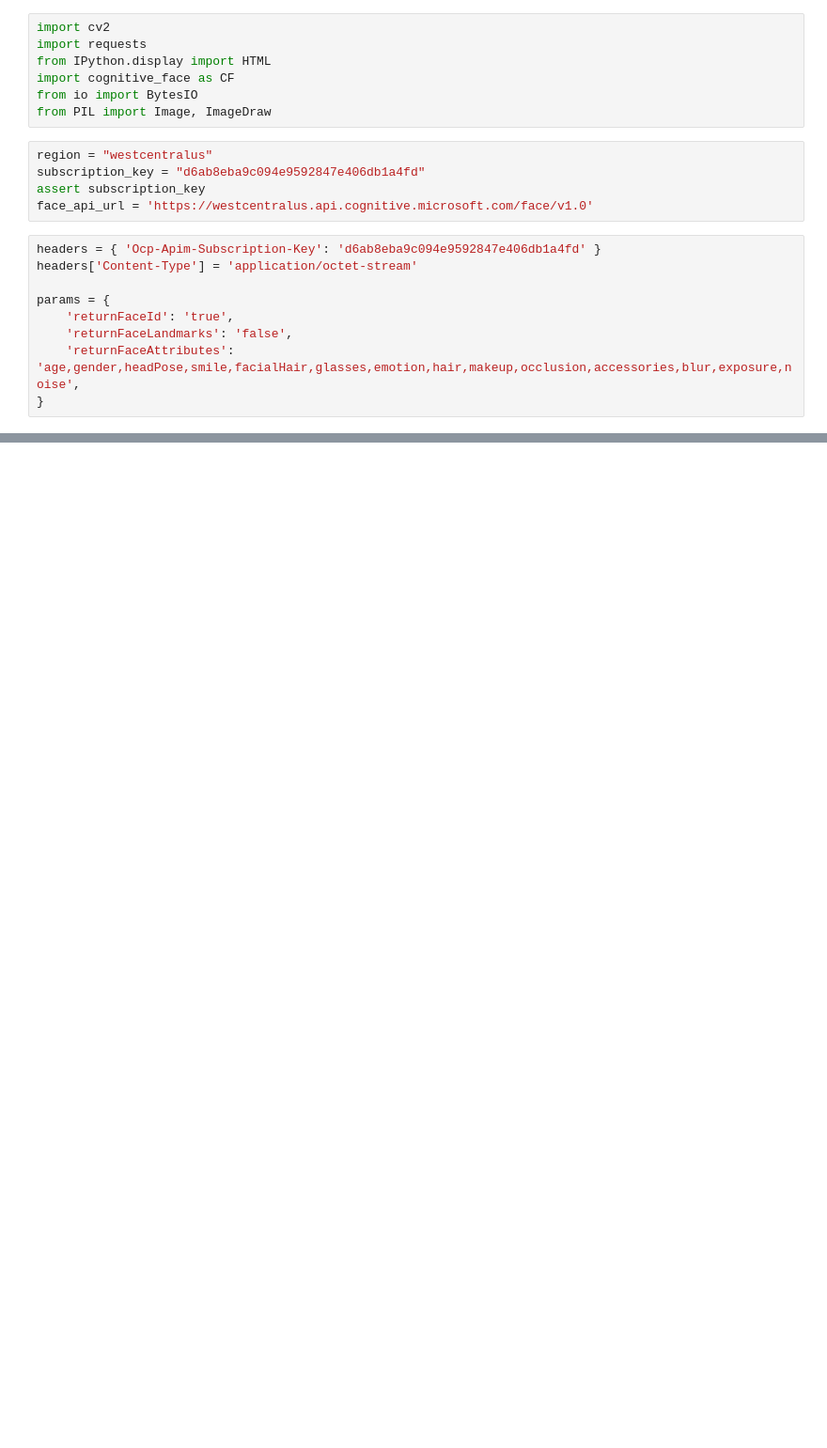
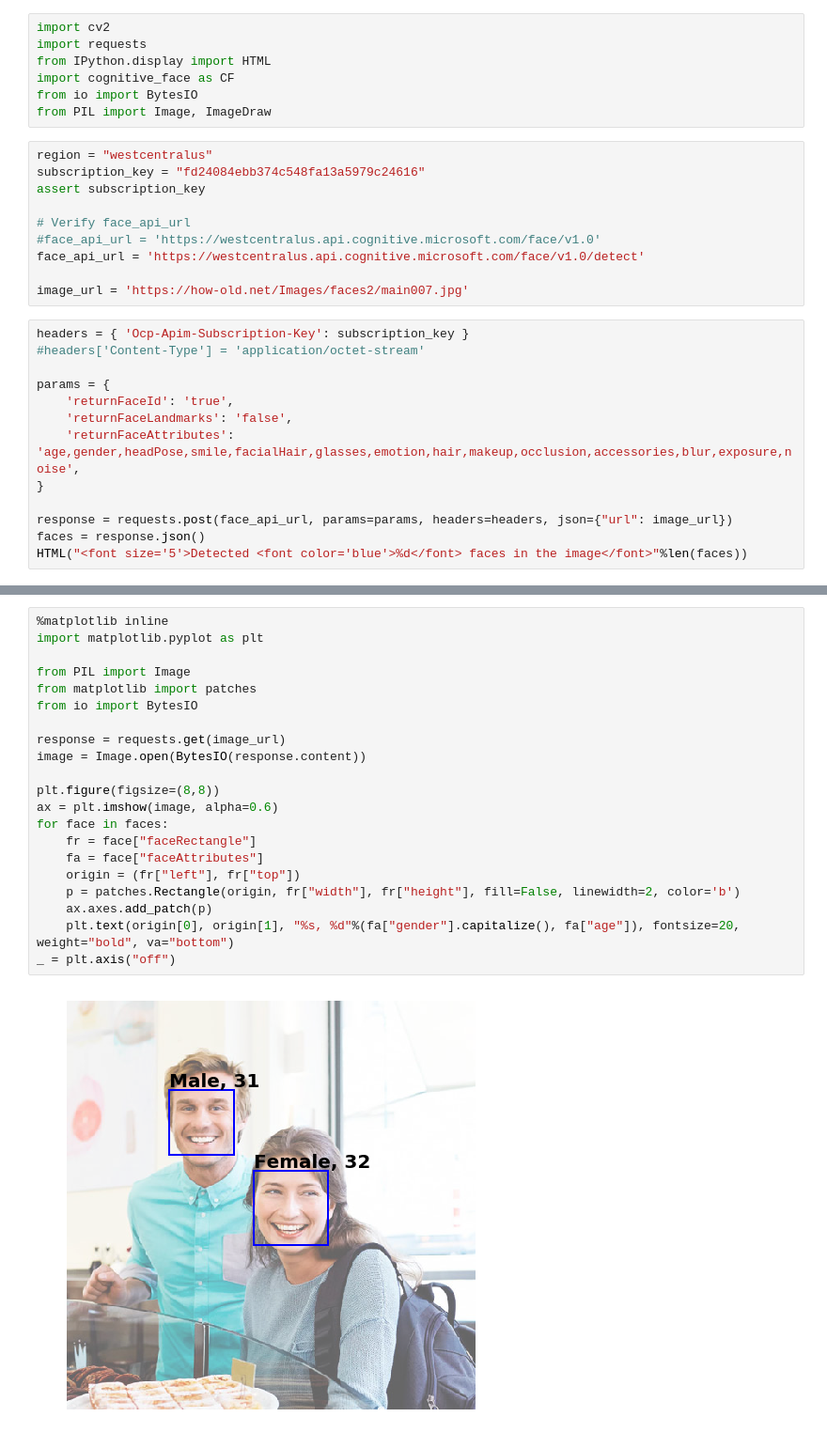
Before and after one commit to hungnv21292/face_detect, a Jupyter notebook: facedt_microsoft_api.ipynb, the cells around one changed output, grey strips where cells are left out. Shown at 94% size. Saved outputs shown, nothing was run; the diff lists cells and outputs as text; blank space fills up the shorter version.

Commit message:
Update example face_api of Microsoft

```diff
--- a/facedt_microsoft_api.ipynb
+++ b/facedt_microsoft_api.ipynb
@@ -7,15 +7,24 @@ from io import BytesIO
 from PIL import Image, ImageDraw
 # %%
 region = "westcentralus"
-subscription_key = "d6ab8eba9c094e9592847e406db1a4fd"
+subscription_key = "fd24084ebb374c548fa13a5979c24616"
 assert subscription_key
-face_api_url = 'https://westcentralus.api.cognitive.microsoft.com/face/v1.0'
+
+# Verify face_api_url
+#face_api_url = 'https://westcentralus.api.cognitive.microsoft.com/face/v1.0'
+face_api_url = 'https://westcentralus.api.cognitive.microsoft.com/face/v1.0/detect'
+
+image_url = 'https://how-old.net/Images/faces2/main007.jpg'
 # %%
-headers = { 'Ocp-Apim-Subscription-Key': 'd6ab8eba9c094e9592847e406db1a4fd' }
-headers['Content-Type'] = 'application/octet-stream'
+headers = { 'Ocp-Apim-Subscription-Key': subscription_key }
+#headers['Content-Type'] = 'application/octet-stream'
 
 params = {
     'returnFaceId': 'true',
     'returnFaceLandmarks': 'false',
     'returnFaceAttributes': 'age,gender,headPose,smile,facialHair,glasses,emotion,hair,makeup,occlusion,accessories,blur,exposure,noise',
 }
+
+response = requests.post(face_api_url, params=params, headers=headers, json={"url": image_url})
+faces = response.json()
+HTML("<font size='5'>Detected <font color='blue'>%d</font> faces in the image</font>"%len(faces))
@@ -22 +33,24 @@ params = {
+# %%
+%matplotlib inline
+import matplotlib.pyplot as plt
+
+from PIL import Image
+from matplotlib import patches
+from io import BytesIO
+
+response = requests.get(image_url)
+image = Image.open(BytesIO(response.content))
+
+plt.figure(figsize=(8,8))
+ax = plt.imshow(image, alpha=0.6)
+for face in faces:
+    fr = face["faceRectangle"]
+    fa = face["faceAttributes"]
+    origin = (fr["left"], fr["top"])
+    p = patches.Rectangle(origin, fr["width"], fr["height"], fill=False, linewidth=2, color='b')
+    ax.axes.add_patch(p)
+    plt.text(origin[0], origin[1], "%s, %d"%(fa["gender"].capitalize(), fa["age"]), fontsize=20, weight="bold", va="bottom")
+_ = plt.axis("off")
+# %% [output]
+[figure, added]
 # %%
```
Also changed, not shown: parts of 5 cells of this notebook, 3 other files.
